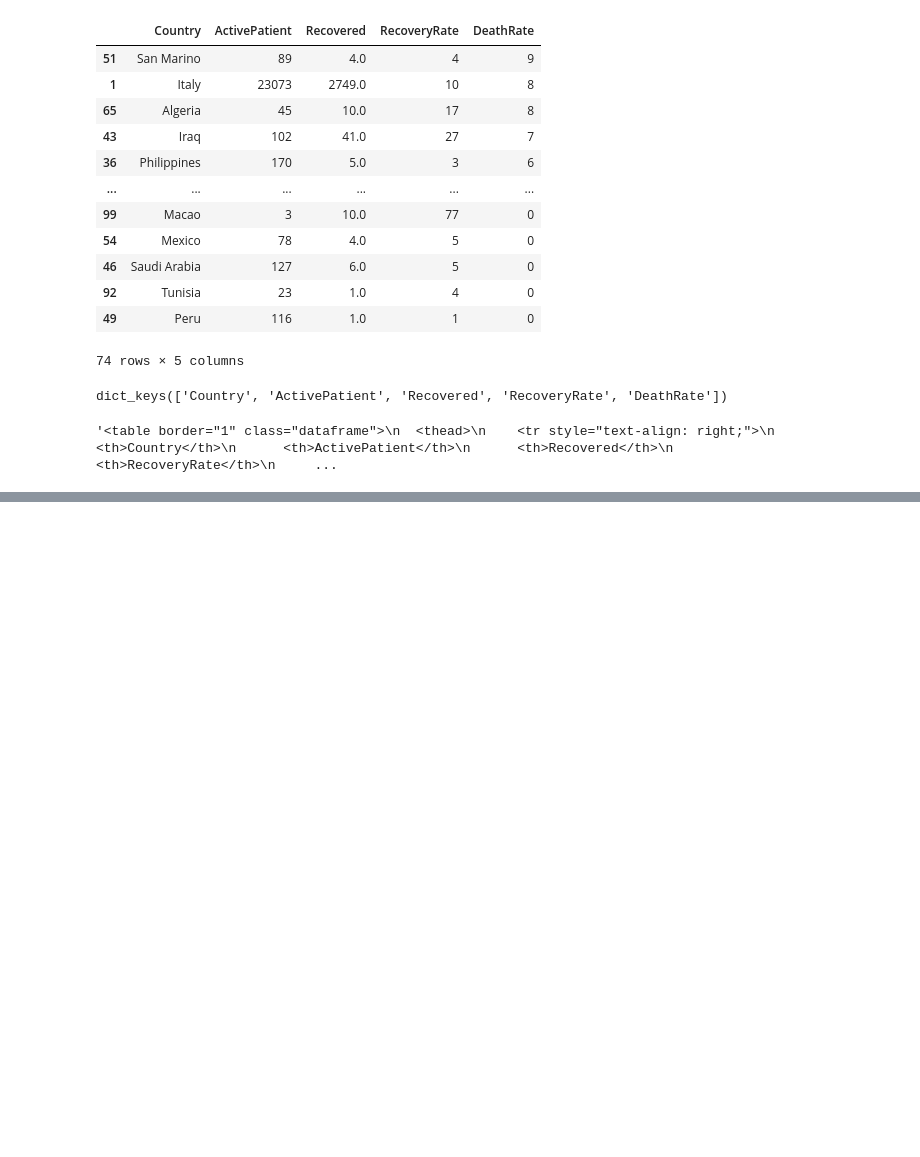
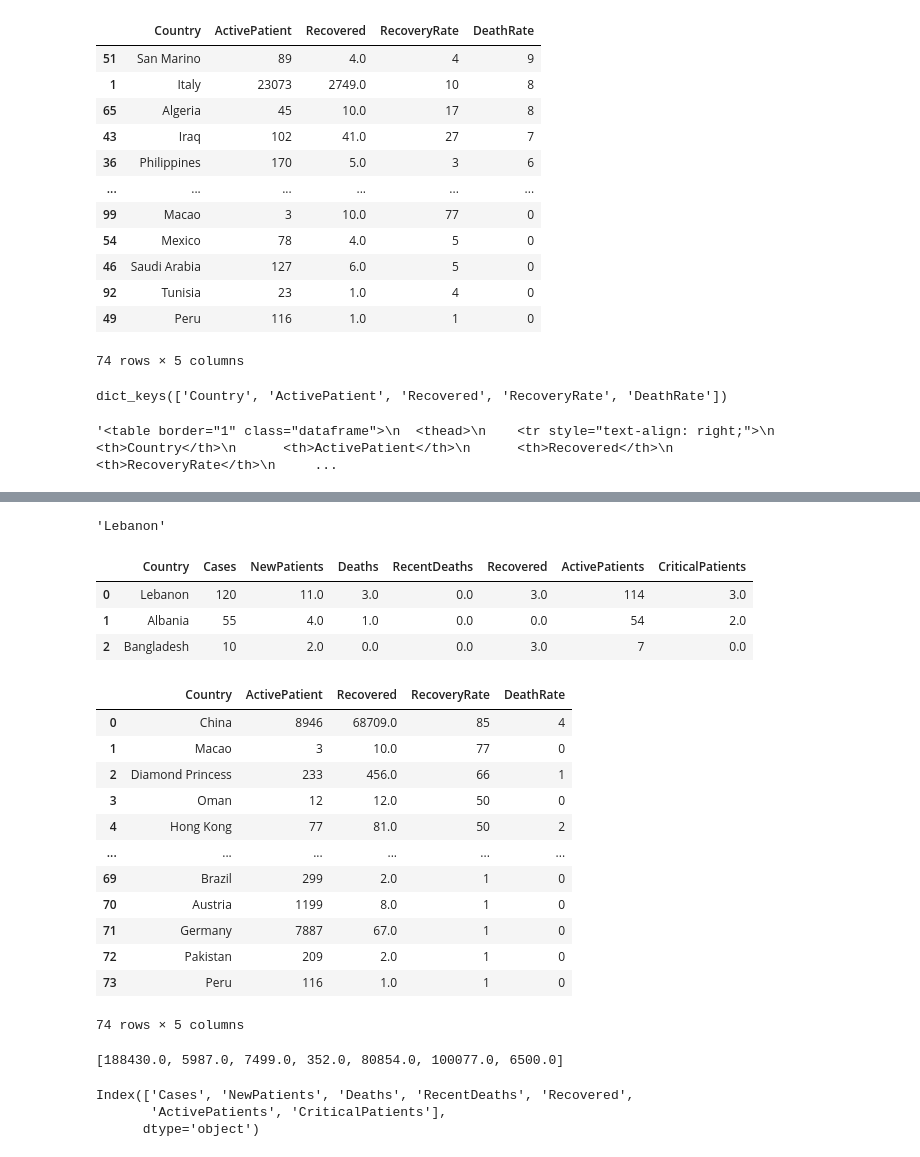
Before and after one commit to by-sabbir/covid19-stat, a Jupyter notebook: static/corona.ipynb, the cells around one changed output, grey strips where cells are left out. Saved outputs shown, nothing was run; the diff lists cells and outputs as text; code cells hidden in the pictures; blank space fills up the shorter version.

```diff
--- a/static/corona.ipynb
+++ b/static/corona.ipynb
@@ -131,0 +165,4 @@ sm.to_html(index=False)
+# %%
+con
+# %% [output]
+'Lebanon'
@@ -131,0 +173,23 @@ sm.to_html(index=False)
+# %%
+con
+# %% [output]
+|  | Country | Cases | NewPatients | Deaths | RecentDeaths | Recovered | ActivePatients | CriticalPatients |
+| 0 | Lebanon | 120 | 11.0 | 3.0 | 0.0 | 3.0 | 114 | 3.0 |
+| 1 | Albania | 55 | 4.0 | 1.0 | 0.0 | 0.0 | 54 | 2.0 |
+| 2 | Bangladesh | 10 | 2.0 | 0.0 | 0.0 | 3.0 | 7 | 0.0 |
+# %%
+sort_by_RR
+# %% [output]
+|  | Country | ActivePatient | Recovered | RecoveryRate | DeathRate |
+| 0 | China | 8946 | 68709.0 | 85 | 4 |
+| 1 | Macao | 3 | 10.0 | 77 | 0 |
+| 2 | Diamond Princess | 233 | 456.0 | 66 | 1 |
+| 3 | Oman | 12 | 12.0 | 50 | 0 |
+| 4 | Hong Kong | 77 | 81.0 | 50 | 2 |
+| ... | ... | ... | ... | ... | ... |
+| 69 | Brazil | 299 | 2.0 | 1 | 0 |
+| 70 | Austria | 1199 | 8.0 | 1 | 0 |
+| 71 | Germany | 7887 | 67.0 | 1 | 0 |
+| 72 | Pakistan | 209 | 2.0 | 1 | 0 |
+| 73 | Peru | 116 | 1.0 | 1 | 0 |
+74 rows × 5 columns
@@ -131,0 +200,10 @@ sm.to_html(index=False)
+# %%
+plot_data.to_list()
+# %% [output]
+[188430.0, 5987.0, 7499.0, 352.0, 80854.0, 100077.0, 6500.0]
+# %%
+plot_data.index
+# %% [output]
+Index(['Cases', 'NewPatients', 'Deaths', 'RecentDeaths', 'Recovered',
+       'ActivePatients', 'CriticalPatients'],
+      dtype='object')
```
Also changed, not shown: parts of 19 cells of this notebook, 14 other files.
